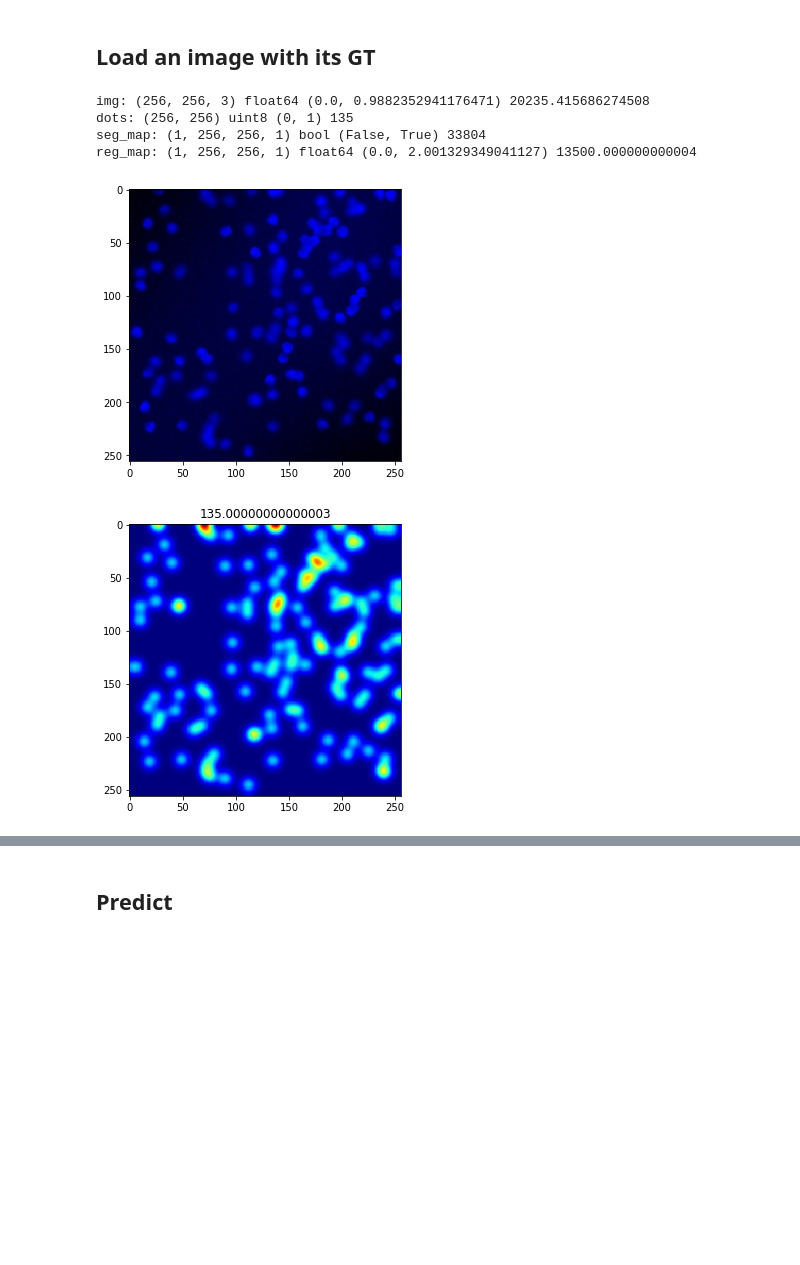
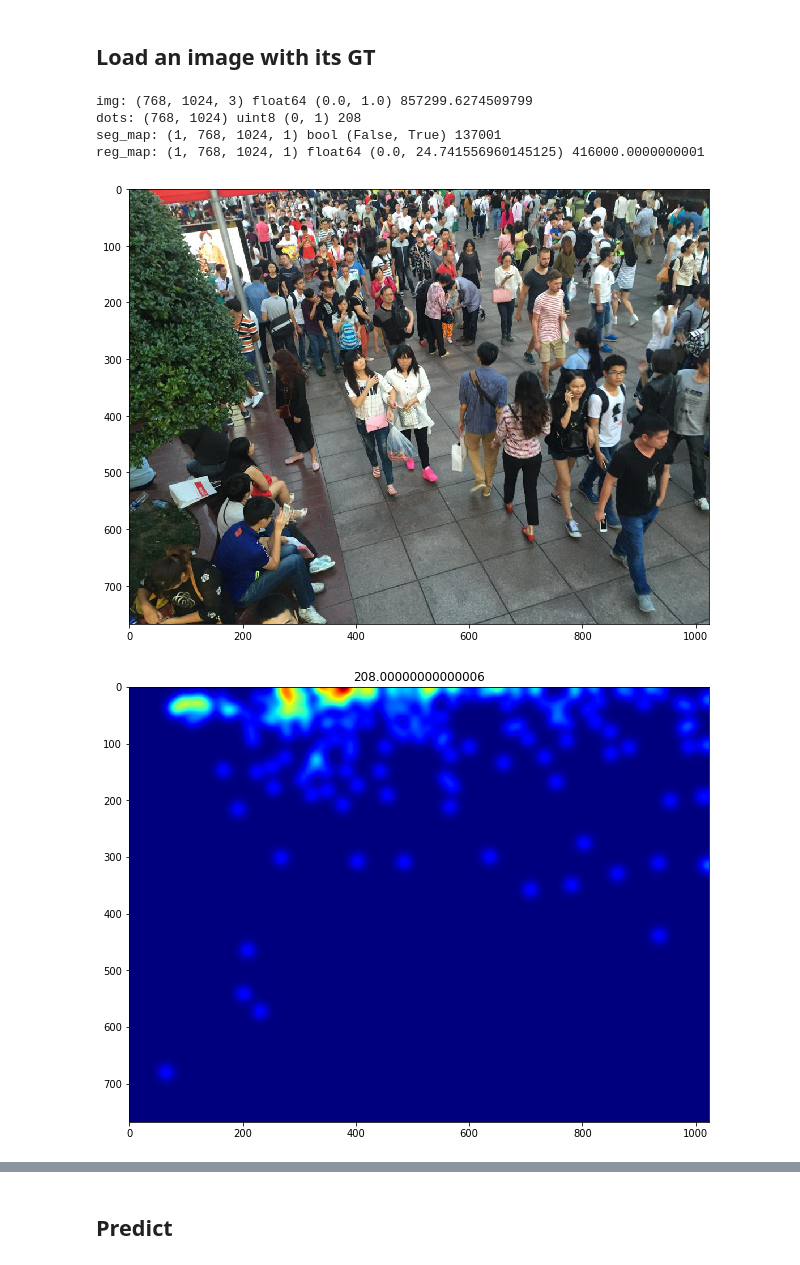
Before and after one commit to Tudor67/Object-Counting, a Jupyter notebook: neural_networks/seg_reg_net.ipynb, the cells around one changed output, grey strips where cells are left out. Drawn from its saved outputs; the diff is of its cells as text; code cells hidden in the pictures; blank space fills up the shorter version.

```diff
--- a/neural_networks/seg_reg_net.ipynb
+++ b/neural_networks/seg_reg_net.ipynb
@@ -47,34 +47,34 @@ ________________________________________________________________________________
 def desc_img(img, title=''):
     print(title, img.shape, img.dtype, (img.min(), img.max()), img.sum())
 # %%
-MULT_FACTOR = 100.
+MULT_FACTOR = 2000.
 
-img_path = '../datasets/toy_set/train/images/001cell.png'
-dots_path = '../datasets/toy_set/train/gt_dots/001dots.png'
+img_path = '../datasets/toy_set/train/images/IMG_186.jpg'
+dots_path = '../datasets/toy_set/train/gt_dots/IMG_186.png'
 img = skimage.io.imread(img_path) / 255.
-dots = (skimage.io.imread(dots_path) > 0).max(axis=-1).astype(np.uint8)
-gt_seg_map = (gaussian_smoothing([dots.astype(np.float32)], sigma=5) > 8e-4)[..., np.newaxis]
-gt_density_map = MULT_FACTOR * gaussian_smoothing([dots.astype(np.float64)], sigma=5)[..., np.newaxis]
+dots = (skimage.io.imread(dots_path) > 0).astype(np.uint8)
+gt_seg_map = (gaussian_smoothing([dots.astype(np.float32)], sigma=10) > 2e-4)[..., np.newaxis]
+gt_density_map = MULT_FACTOR * gaussian_smoothing([dots.astype(np.float64)], sigma=10)[..., np.newaxis]
 
 desc_img(img,  'img:')
 desc_img(dots, 'dots:')
 desc_img(gt_seg_map, 'seg_map:')
 desc_img(gt_density_map, 'reg_map:')
 # %% [output]
-img: (256, 256, 3) float64 (0.0, 0.9882352941176471) 20235.415686274508
-dots: (256, 256) uint8 (0, 1) 135
-seg_map: (1, 256, 256, 1) bool (False, True) 33804
-reg_map: (1, 256, 256, 1) float64 (0.0, 2.001329349041127) 13500.000000000004
+img: (768, 1024, 3) float64 (0.0, 1.0) 857299.6274509799
+dots: (768, 1024) uint8 (0, 1) 208
+seg_map: (1, 768, 1024, 1) bool (False, True) 137001
+reg_map: (1, 768, 1024, 1) float64 (0.0, 24.741556960145125) 416000.0000000001
 # %%
-figsize=(12, 5)
+figsize=(16, 8)
 plt.figure(figsize=figsize)
 plt.imshow(img)
 plt.figure(figsize=figsize)
 plt.title(gt_density_map.sum()/MULT_FACTOR)
 plt.imshow(gt_density_map.squeeze()/MULT_FACTOR, cmap='jet')
 plt.figure(figsize=figsize)
 plt.imshow(gt_seg_map.squeeze().astype(np.float32), cmap='gray')
 plt.show()
 # %% [output]
-[figure, old version]
+[figure, new version]
-[figure, old version]
+[figure, new version]
```
Also changed, not shown: parts of 5 cells of this notebook, 2 other files.
